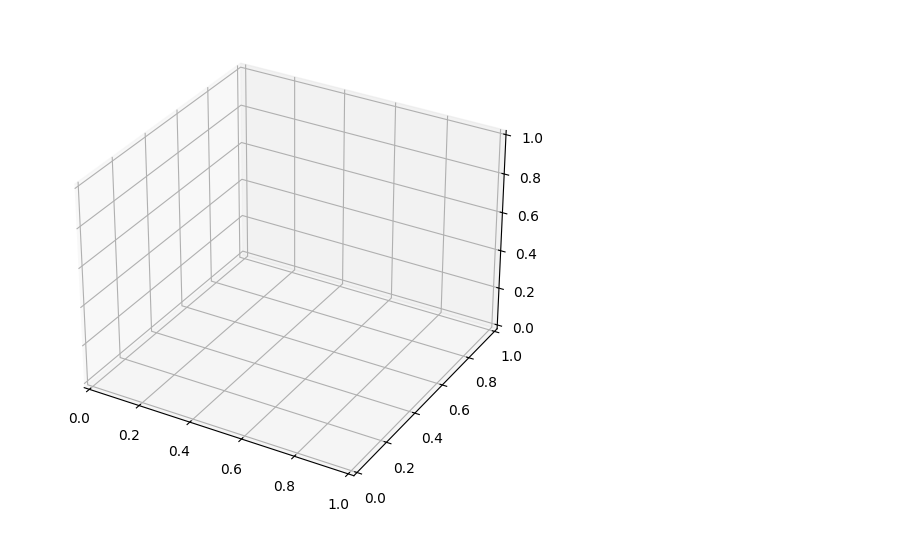
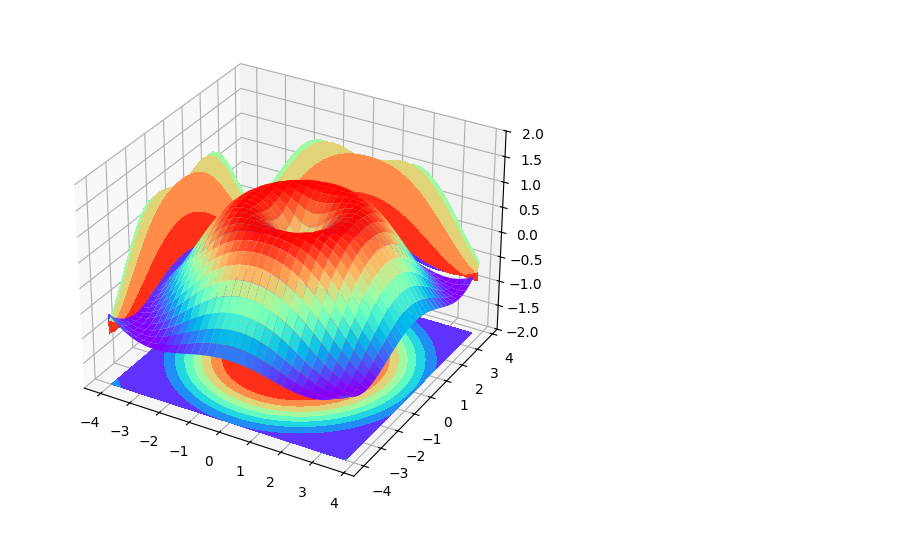
Before and after one commit to ICEY12YX/DEEP_LEARNING, a Jupyter notebook: 03_packagePY/matplotlib/11_3D数据.ipynb, the cells around one changed output. Saved outputs shown, nothing was run; the diff lists cells and outputs as text; code cells hidden in the pictures.

```diff
--- a/03_packagePY/matplotlib/11_3D数据.ipynb
+++ b/03_packagePY/matplotlib/11_3D数据.ipynb
@@ -1,23 +1,44 @@
 # %%
 import numpy as np
 import matplotlib.pyplot as plt
 from mpl_toolkits.mplot3d import Axes3D
 
 fig = plt.figure()
 # ax = Axes3D(fig)
+# 疑问:上面那句用了以后并不能正常显示3D图像
+# 答:原因是直接使用 Axes3D(fig) 并不会将其添加到当前的 figure 中，需要使用 fig.add_axes() 方法。以前的库版本直接用 Axes3D(fig) 就可以显示3D图像。???
 ax = fig.add_axes(Axes3D(fig))
+# ax = Axes3D(fig)
+# ax = fig.add_axes(ax)
+# 这两句的意思是
+# 第一行创建了一个 3D 坐标轴对象 ax
+# 第二行将这个 3D 坐标轴对象添加到当前的 figure 中
 
-# # X, Y value
-# X = np.arange(-4, 4, 0.25)
-# Y = np.arange(-4, 4, 0.25)
-# X, Y = np.meshgrid(X, Y)
-# R = np.sqrt(X**2 + Y**2)
-# # height value
-# Z = np.sin(R)
+# X, Y value
+X = np.arange(-4, 4, 0.25)
+Y = np.arange(-4, 4, 0.25)
+X, Y = np.meshgrid(X, Y)
+# meshgrid意思是生成网格点坐标矩阵，用于绘制3D曲面图
 
-# # 绘制3D曲面
-# ax.plot_surface(X, Y, Z, rstride=1, cstride=1, cmap="rainbow")
+R = np.sqrt(X**2 + Y**2)
+# height value
+Z = np.sin(R)
+# 上面的R是每个网格点到原点的距离，当做Z的中间变量
+
+# 绘制3D曲面
+ax.plot_surface(X, Y, Z, rstride=1, cstride=1, cmap="rainbow")
+# 意思是绘制一个三维曲面图，X、Y 为网格点坐标，Z 为高度值，rstride 和 cstride 分别表示行和列的步长，cmap 表示颜色映射。
+# ax.plot_surface(X, Y, Z, rstride=5, cstride=1, cmap="rainbow")
+# ax.plot_surface(X, Y, Z, rstride=1, cstride=5, cmap="rainbow")
+
+ax.contourf(X, Y, Z, zdir="z", offset=-2, cmap="rainbow")
+# 意思是绘制一个三维等高线图，zdir='z' 表示沿 z 方向投影，offset=-2 表示投影到 z=-2 的平面，cmap 表示颜色映射。
+ax.set_zlim(-2, 2)
+# 设置 z 轴的显示范围为 -2 到 2
+
+ax.contourf(X, Y, Z, zdir="y", offset=4, cmap="rainbow")
+ax.contourf(X, Y, Z, zdir="x", offset=-4, cmap="rainbow")
 
 plt.show()
 # %% [output]
-[figure, old version]
+[figure, new version]
```
Also changed, not shown: 9 other files.
